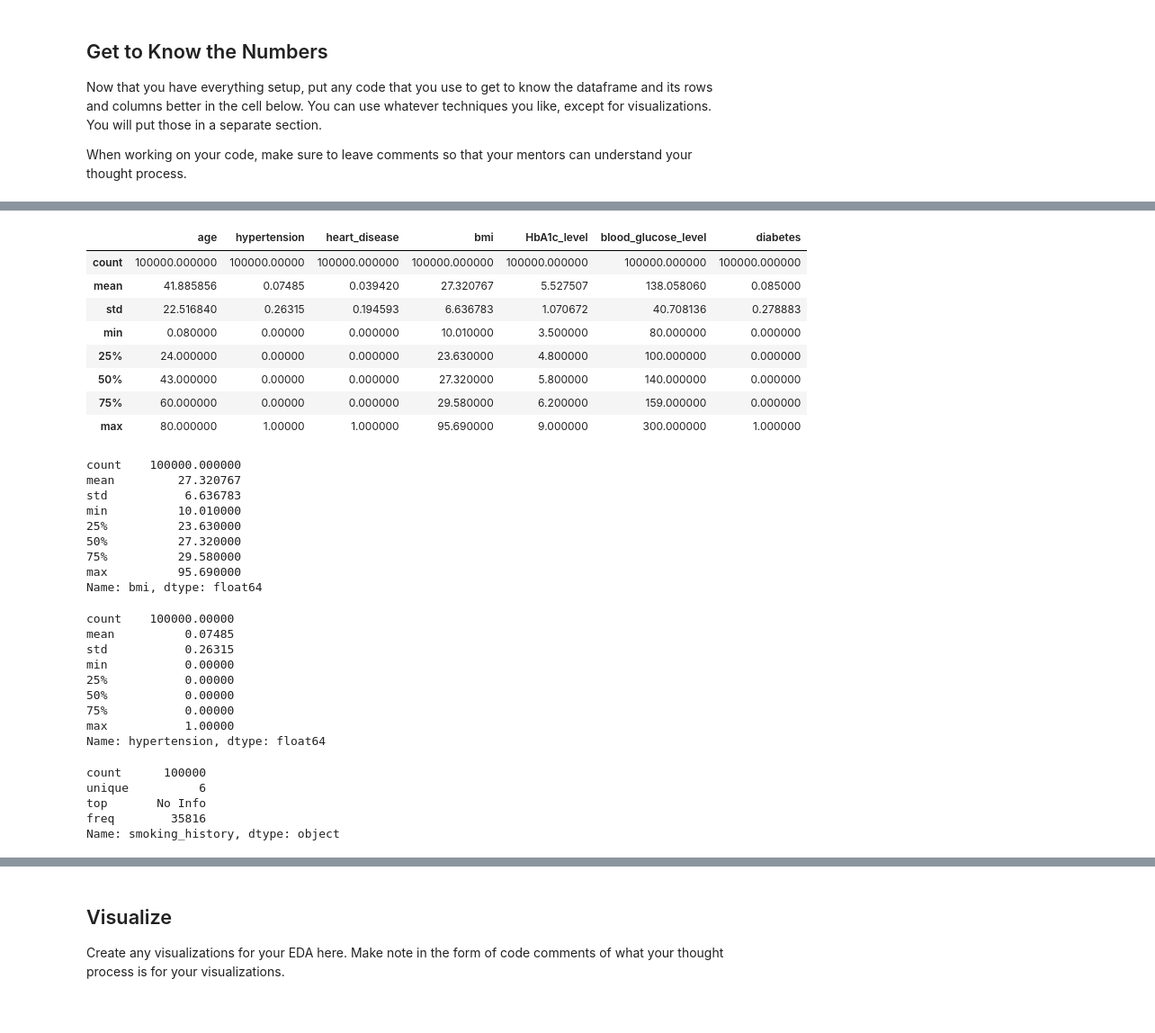
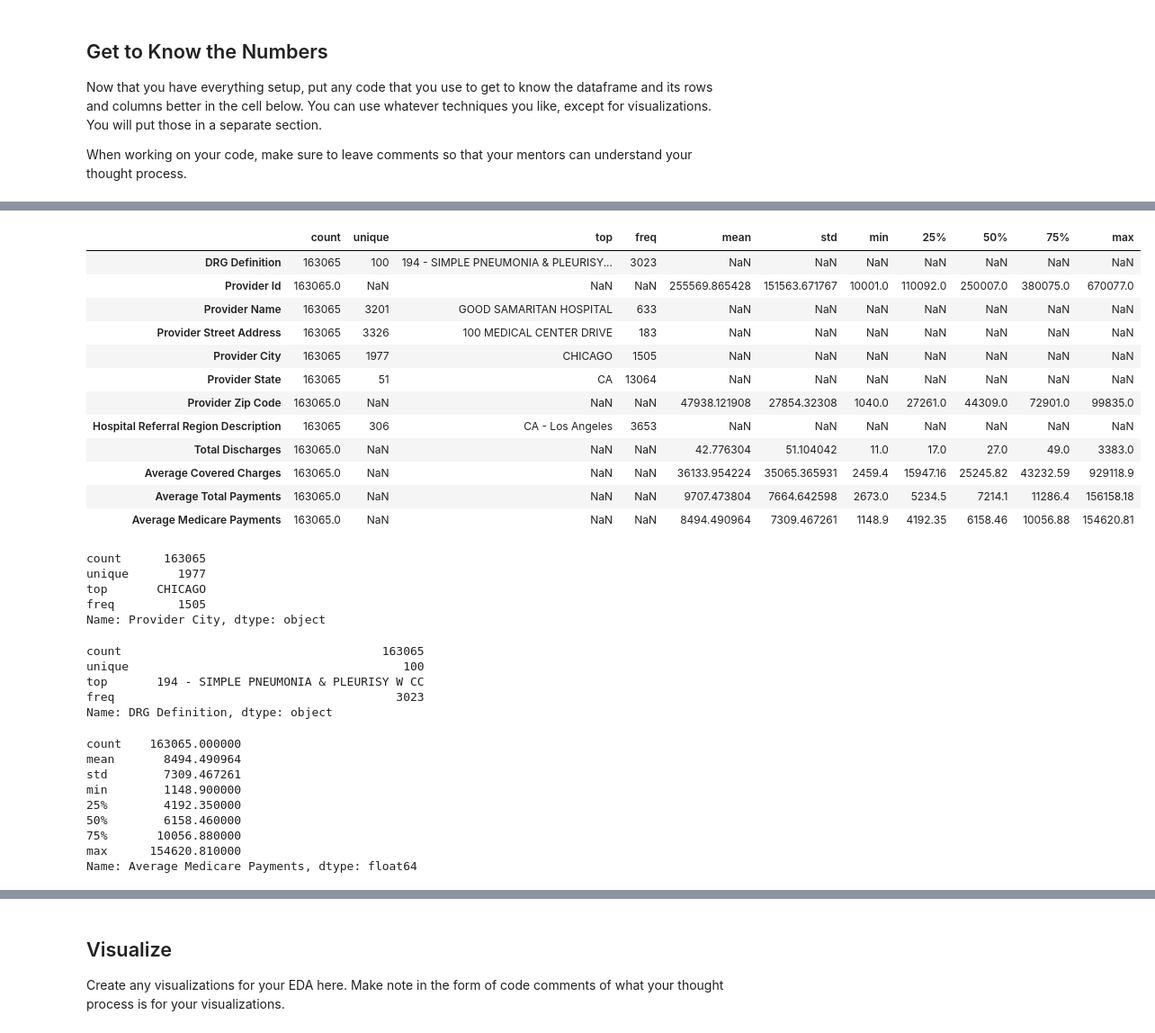
Before and after one commit to souji1991/eda-checkpoint, a Jupyter notebook: checkpoint-two.ipynb, the cells around one changed output, grey strips where cells are left out. Shown at 90% size. Saved outputs shown, nothing was run; the diff lists cells and outputs as text; code cells hidden in the pictures.

```diff
--- a/checkpoint-two.ipynb
+++ b/checkpoint-two.ipynb
@@ -70,12 +84,24 @@ memory usage: 6.9+ MB
+# %%
+df.describe(include="all").T # T stands for transpose
+# %% [output]
+|  | count | unique | top | freq | mean | std | min | 25% | 50% | 75% | max |
+| DRG Definition | 163065 | 100 | 194 - SIMPLE PNEUMONIA & PLEURISY... | 3023 | NaN | NaN | NaN | NaN | NaN | NaN | NaN |
+| Provider Id | 163065.0 | NaN | NaN | NaN | 255569.865428 | 151563.671767 | 10001.0 | 110092.0 | 250007.0 | 380075.0 | 670077.0 |
+| Provider Name | 163065 | 3201 | GOOD SAMARITAN HOSPITAL | 633 | NaN | NaN | NaN | NaN | NaN | NaN | NaN |
+| Provider Street Address | 163065 | 3326 | 100 MEDICAL CENTER DRIVE | 183 | NaN | NaN | NaN | NaN | NaN | NaN | NaN |
+| Provider City | 163065 | 1977 | CHICAGO | 1505 | NaN | NaN | NaN | NaN | NaN | NaN | NaN |
+| Provider State | 163065 | 51 | CA | 13064 | NaN | NaN | NaN | NaN | NaN | NaN | NaN |
+| Provider Zip Code | 163065.0 | NaN | NaN | NaN | 47938.121908 | 27854.32308 | 1040.0 | 27261.0 | 44309.0 | 72901.0 | 99835.0 |
+| Hospital Referral Region Description | 163065 | 306 | CA - Los Angeles | 3653 | NaN | NaN | NaN | NaN | NaN | NaN | NaN |
+| Total Discharges | 163065.0 | NaN | NaN | NaN | 42.776304 | 51.104042 | 11.0 | 17.0 | 27.0 | 49.0 | 3383.0 |
+| Average Covered Charges | 163065.0 | NaN | NaN | NaN | 36133.954224 | 35065.365931 | 2459.4 | 15947.16 | 25245.82 | 43232.59 | 929118.9 |
+| Average Total Payments | 163065.0 | NaN | NaN | NaN | 9707.473804 | 7664.642598 | 2673.0 | 5234.5 | 7214.1 | 11286.4 | 156158.18 |
+| Average Medicare Payments | 163065.0 | NaN | NaN | NaN | 8494.490964 | 7309.467261 | 1148.9 | 4192.35 | 6158.46 | 10056.88 | 154620.81 |
 # %%
-df.describe()
+df["Provider City"].describe()
 # %% [output]
-|  | age | hypertension | heart_disease | bmi | HbA1c_level | blood_glucose_level | diabetes |
-| count | 100000.000000 | 100000.00000 | 100000.000000 | 100000.000000 | 100000.000000 | 100000.000000 | 100000.000000 |
-| mean | 41.885856 | 0.07485 | 0.039420 | 27.320767 | 5.527507 | 138.058060 | 0.085000 |
-| std | 22.516840 | 0.26315 | 0.194593 | 6.636783 | 1.070672 | 40.708136 | 0.278883 |
-| min | 0.080000 | 0.00000 | 0.000000 | 10.010000 | 3.500000 | 80.000000 | 0.000000 |
-| 25% | 24.000000 | 0.00000 | 0.000000 | 23.630000 | 4.800000 | 100.000000 | 0.000000 |
-| 50% | 43.000000 | 0.00000 | 0.000000 | 27.320000 | 5.800000 | 140.000000 | 0.000000 |
-| 75% | 60.000000 | 0.00000 | 0.000000 | 29.580000 | 6.200000 | 159.000000 | 0.000000 |
-| max | 80.000000 | 1.00000 | 1.000000 | 95.690000 | 9.000000 | 300.000000 | 1.000000 |
+count      163065
+unique       1977
+top       CHICAGO
+freq         1505
+Name: Provider City, dtype: object
@@ -84,32 +108,20 @@ df.describe()
 # %%
-df["bmi"].describe()
+df["DRG Definition"].describe()
 # %% [output]
-count    100000.000000
-mean         27.320767
-std           6.636783
-min          10.010000
-25%          23.630000
-50%          27.320000
-75%          29.580000
-max          95.690000
-Name: bmi, dtype: float64
+count                                     163065
+unique                                       100
+top       194 - SIMPLE PNEUMONIA & PLEURISY W CC
+freq                                        3023
+Name: DRG Definition, dtype: object
 # %%
-df["hypertension"].describe()
+df["Average Medicare Payments"].describe()
 # %% [output]
-count    100000.00000
-mean          0.07485
-std           0.26315
-min           0.00000
-25%           0.00000
-50%           0.00000
-75%           0.00000
-max           1.00000
-Name: hypertension, dtype: float64
+count    163065.000000
+mean       8494.490964
+std        7309.467261
+min        1148.900000
+25%        4192.350000
+50%        6158.460000
+75%       10056.880000
+max      154620.810000
+Name: Average Medicare Payments, dtype: float64
-# %%
-df["smoking_history"].describe()
-# %% [output]
-count      100000
-unique          6
-top       No Info
-freq        35816
-Name: smoking_history, dtype: object
```
Also changed, not shown: parts of 24 cells of this notebook, 4 other files.
